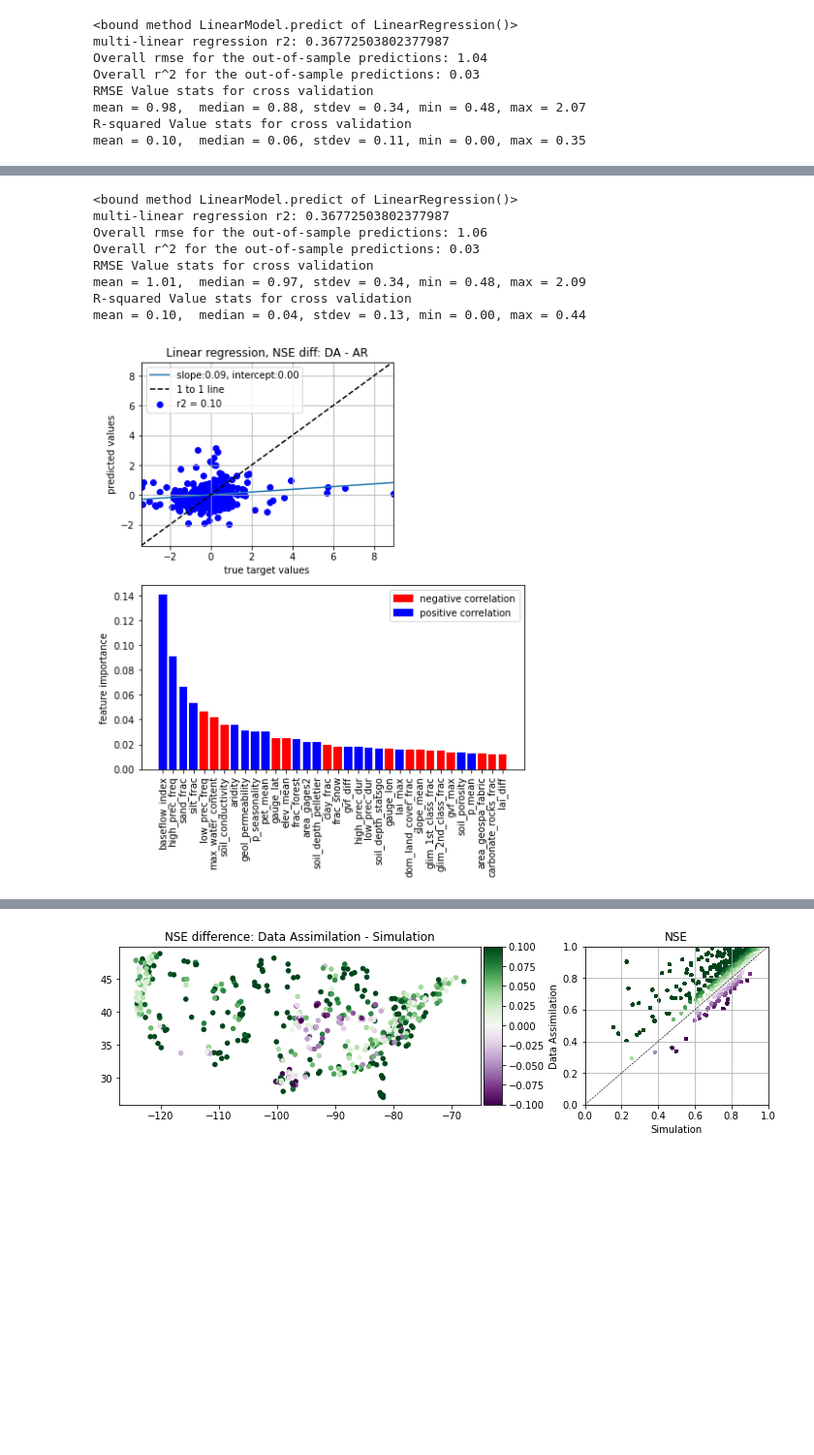
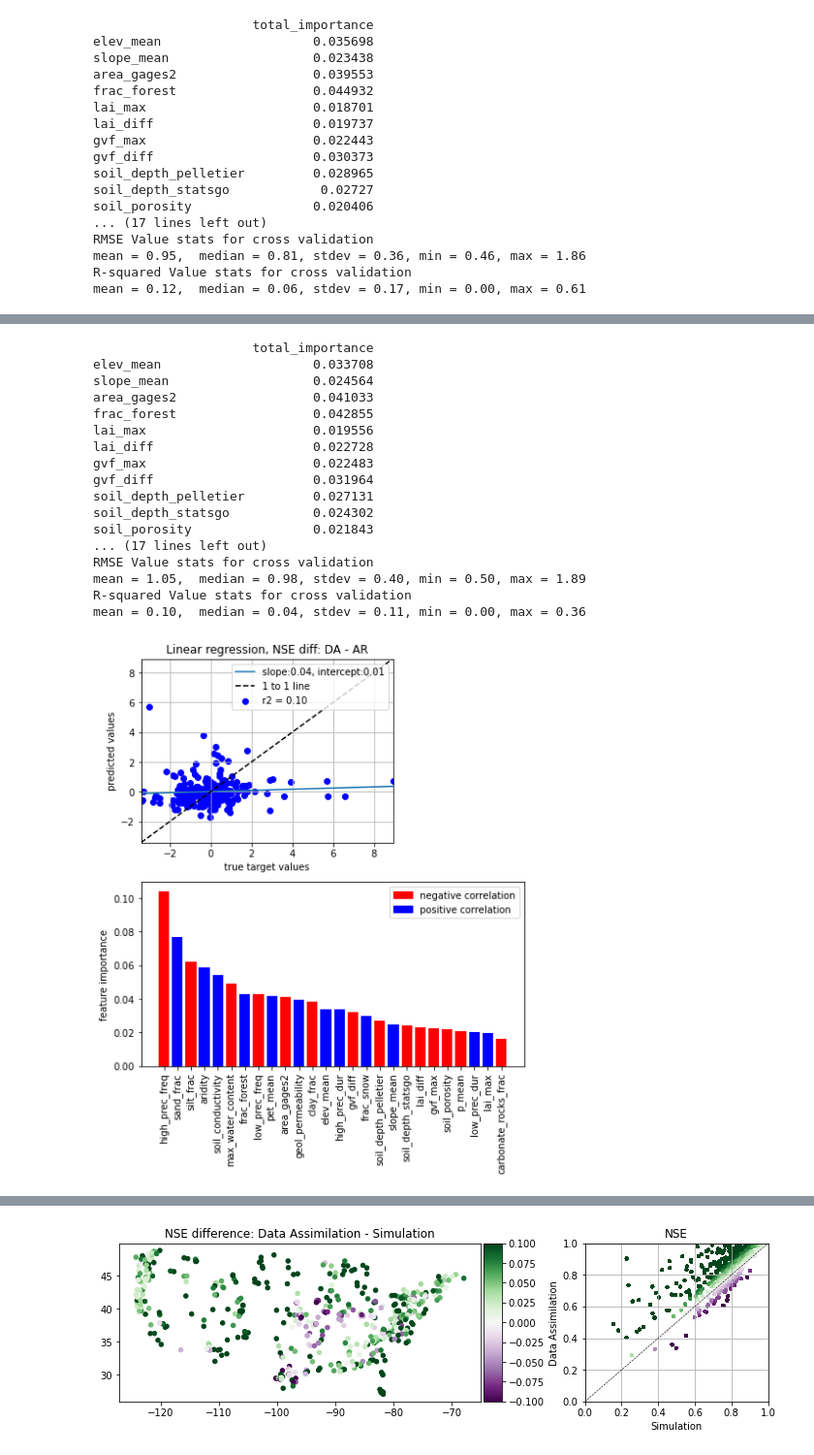
Before and after one commit to jmframe/lstm-da-analysis, a Jupyter notebook: assimilation_analysis_jmframe.ipynb, the cells around one changed output, grey strips where cells are left out. Shown at 97% size. Saved outputs shown, nothing was run; the diff lists cells and outputs as text; code cells hidden in the pictures; blank space fills up the shorter version.

Commit message:
pos-neg from single correlations, reduce regressors

```diff
--- a/assimilation_analysis_jmframe.ipynb
+++ b/assimilation_analysis_jmframe.ipynb
@@ -443,8 +471,10 @@ def print_stats(d):
         np.nanmax(np.array(d))
         )
     )
+# %%
+corr_matrix = df.corr().iloc[:,-6:]
 # %%
-regressor_attributes = df.columns.values[:-6]
+regressor_attributes = static_attributes#df.columns.values[:-6]
 
 target='nse_da-ar'
 ynormal = True
@@ -455,15 +485,26 @@ y_hat, rmse, r2, feature_importance = cross_val_rf(X,y,regressor_attributes,kf,
                 ynormal=ynormal, n_estimators=1000,random_state=100,
                 criterion='mse', min_samples_leaf=1, min_samples_split=2, max_depth=None,
                 min_weight_fraction_leaf=0, title='NSE diff: Data Assimilation - Autoregression',
-                filename='corr_diff_da_ar')
+                filename='corr_diff_da_ar', corr_matrix=corr_matrix[target])
+
 y_hat, rmse, r2, feature_importance = cross_val_rf(X,y,regressor_attributes,kf,ynormal=ynormal,
-                                                  title='Linear regression, NSE diff: DA - AR')
+                                                  title='Linear regression, NSE diff: DA - AR',
+                                                   corr_matrix=corr_matrix[target])
 # %% [output]
-<bound method LinearModel.predict of LinearRegression()>
-multi-linear regression r2: 0.36772503802377987
-Overall rmse for the out-of-sample predictions: 1.04
-Overall r^2 for the out-of-sample predictions: 0.03
+                     total_importance
+elev_mean                    0.035698
+slope_mean                   0.023438
+area_gages2                  0.039553
+frac_forest                  0.044932
+lai_max                      0.018701
+lai_diff                     0.019737
+gvf_max                      0.022443
+gvf_diff                     0.030373
+soil_depth_pelletier         0.028965
+soil_depth_statsgo            0.02727
+soil_porosity                0.020406
+... (17 lines left out)
 RMSE Value stats for cross validation
-mean = 0.98,  median = 0.88, stdev = 0.34, min = 0.48, max = 2.07
+mean = 0.95,  median = 0.81, stdev = 0.36, min = 0.46, max = 1.86
 R-squared Value stats for cross validation
-mean = 0.10,  median = 0.06, stdev = 0.11, min = 0.00, max = 0.35
+mean = 0.12,  median = 0.06, stdev = 0.17, min = 0.00, max = 0.61
@@ -471,10 +512,19 @@ mean = 0.10,  median = 0.06, stdev = 0.11, min = 0.00, max = 0.35
-<bound method LinearModel.predict of LinearRegression()>
-multi-linear regression r2: 0.36772503802377987
-Overall rmse for the out-of-sample predictions: 1.06
-Overall r^2 for the out-of-sample predictions: 0.03
+                     total_importance
+elev_mean                    0.033708
+slope_mean                   0.024564
+area_gages2                  0.041033
+frac_forest                  0.042855
+lai_max                      0.019556
+lai_diff                     0.022728
+gvf_max                      0.022483
+gvf_diff                     0.031964
+soil_depth_pelletier         0.027131
+soil_depth_statsgo           0.024302
+soil_porosity                0.021843
+... (17 lines left out)
 RMSE Value stats for cross validation
-mean = 1.01,  median = 0.97, stdev = 0.34, min = 0.48, max = 2.09
+mean = 1.05,  median = 0.98, stdev = 0.40, min = 0.50, max = 1.89
 R-squared Value stats for cross validation
-mean = 0.10,  median = 0.04, stdev = 0.13, min = 0.00, max = 0.44
+mean = 0.10,  median = 0.04, stdev = 0.11, min = 0.00, max = 0.36
-[figure, old version]
+[figure, new version]
 # %%
```
Also changed, not shown: parts of 11 cells of this notebook, 12 other files.
